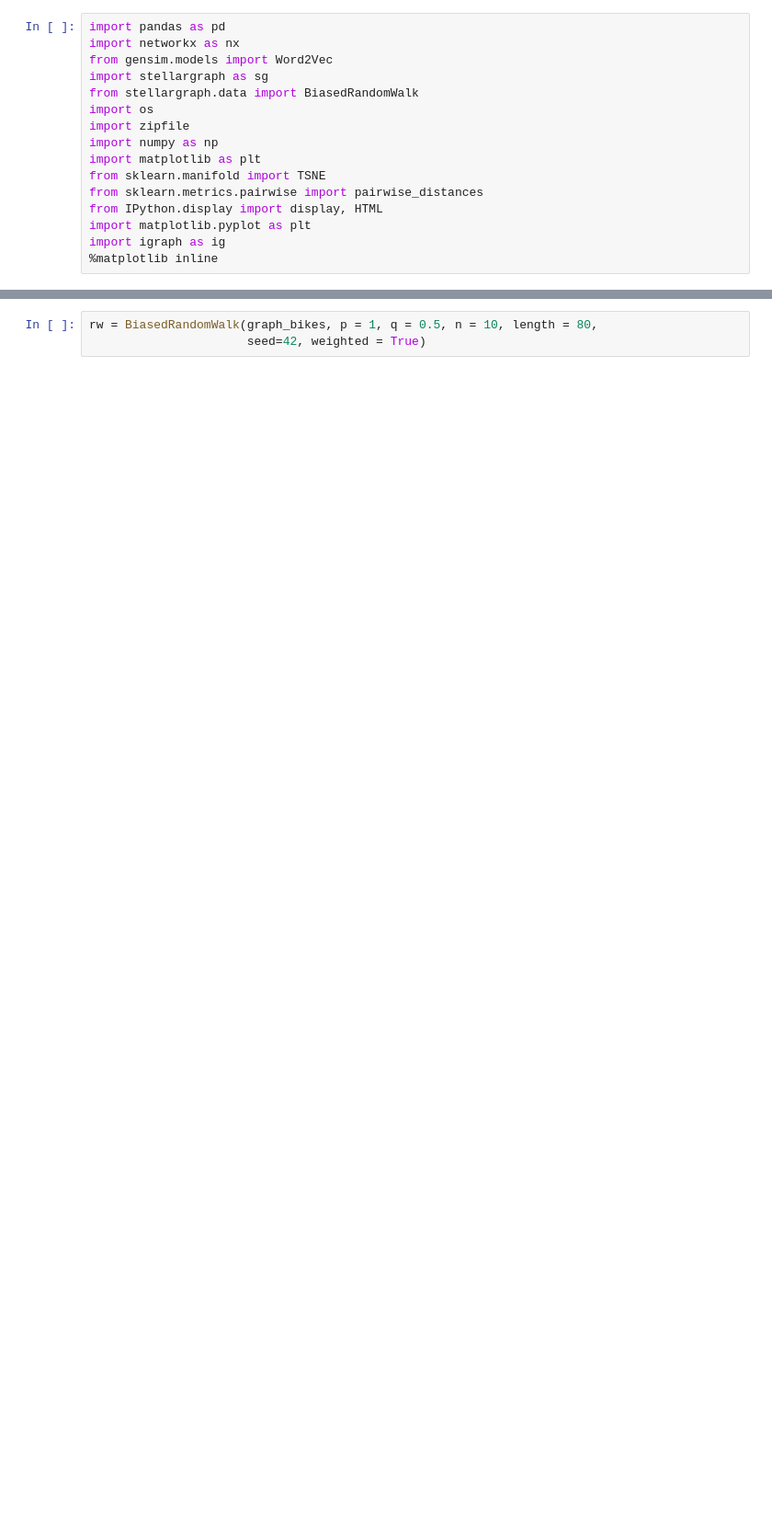
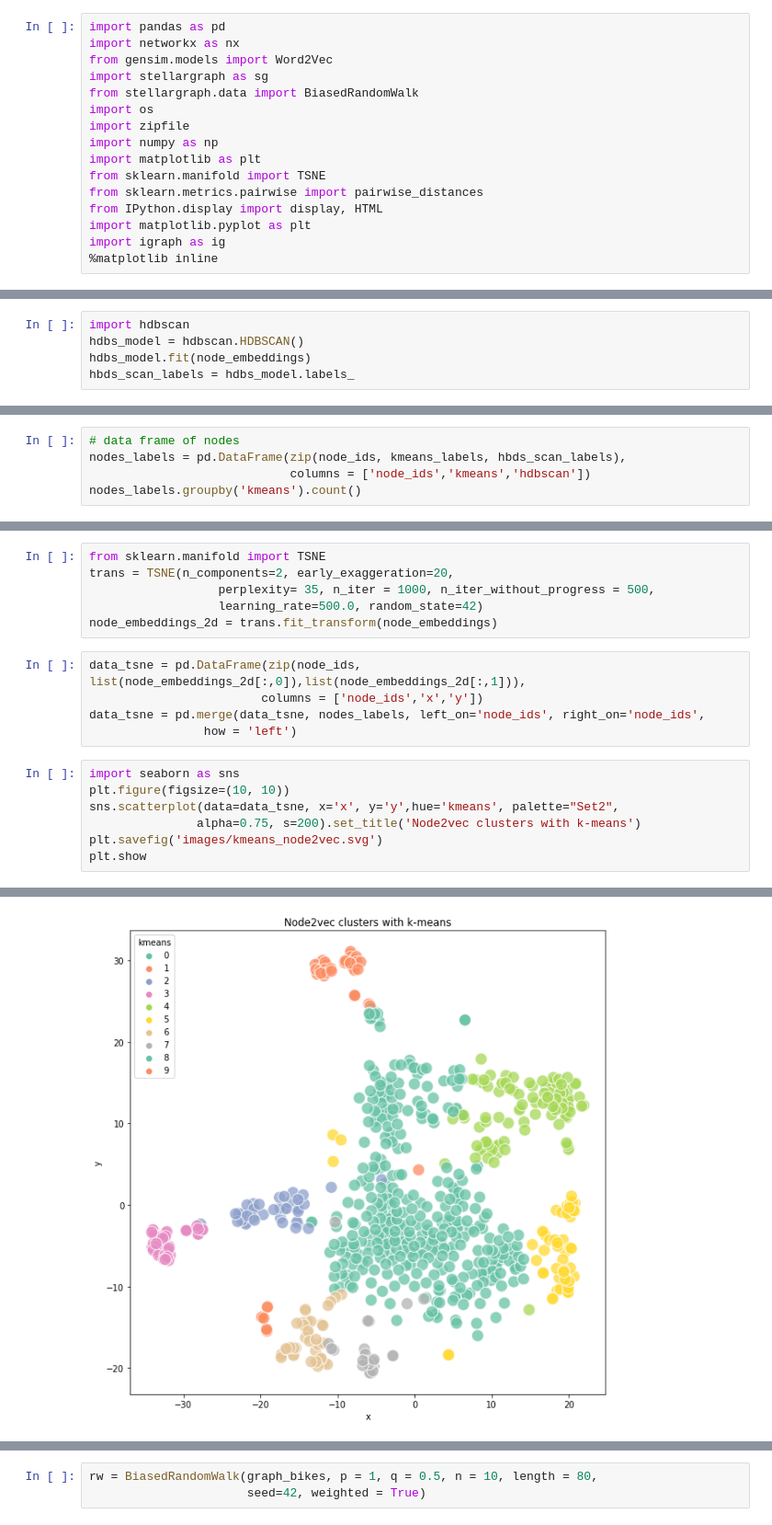
Before and after one commit to jlealtru/website_tutorials, a Jupyter notebook: notebooks/node2vec with capitol bikeshare data.ipynb, the cells around one changed output, grey strips where cells are left out. Shown: that part at 92% size. Drawn from its saved outputs; the diff is of its cells as text; blank space fills up the shorter version.

```diff
--- a/notebooks/node2vec with capitol bikeshare data.ipynb
+++ b/notebooks/node2vec with capitol bikeshare data.ipynb
@@ -39,0 +164,5 @@ graph_bikes.info()
+# %%
+import hdbscan
+hdbs_model = hdbscan.HDBSCAN()
+hdbs_model.fit(node_embeddings)
+hbds_scan_labels = hdbs_model.labels_
@@ -39,0 +174,5 @@ graph_bikes.info()
+# %%
+# data frame of nodes
+nodes_labels = pd.DataFrame(zip(node_ids, kmeans_labels, hbds_scan_labels),
+                            columns = ['node_ids','kmeans','hdbscan'])
+nodes_labels.groupby('kmeans').count()
@@ -39,0 +194,19 @@ graph_bikes.info()
+# %%
+from sklearn.manifold import TSNE
+trans = TSNE(n_components=2, early_exaggeration=20,
+                  perplexity= 35, n_iter = 1000, n_iter_without_progress = 500,
+                  learning_rate=500.0, random_state=42)
+node_embeddings_2d = trans.fit_transform(node_embeddings)
+# %%
+data_tsne = pd.DataFrame(zip(node_ids, list(node_embeddings_2d[:,0]),list(node_embeddings_2d[:,1])),
+                        columns = ['node_ids','x','y'])
+data_tsne = pd.merge(data_tsne, nodes_labels, left_on='node_ids', right_on='node_ids',
+                how = 'left')
+# %%
+import seaborn as sns
+plt.figure(figsize=(10, 10))
+sns.scatterplot(data=data_tsne, x='x', y='y',hue='kmeans', palette="Set2",
+               alpha=0.75, s=200).set_title('Node2vec clusters with k-means')
+plt.savefig('images/kmeans_node2vec.svg')
+plt.show
+# %% [output]
@@ -39,0 +214 @@ graph_bikes.info()
+[figure, added]
```
Also changed, not shown: parts of 55 cells of this notebook, 5 other files.
